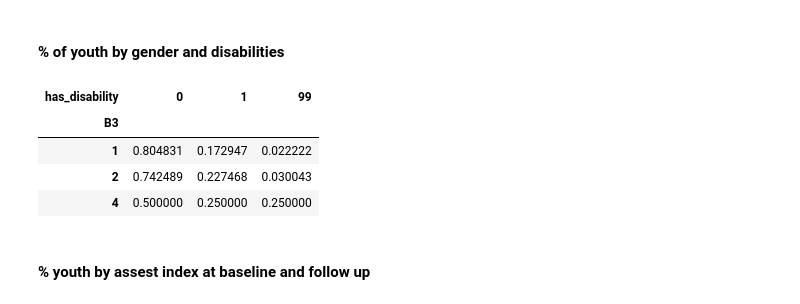
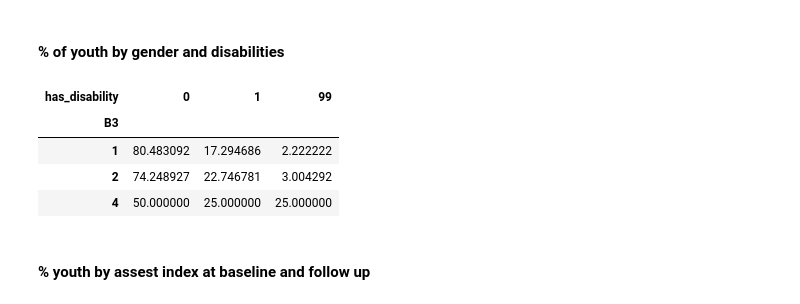
Before and after one commit to naeljb/GG8_FE_Indonesia, a Jupyter notebook: Baseline_Followup_Indonesia.ipynb, the cells around one changed output. Saved outputs shown, nothing was run; the diff lists cells and outputs as text; code cells hidden in the pictures.

```diff
--- a/Baseline_Followup_Indonesia.ipynb
+++ b/Baseline_Followup_Indonesia.ipynb
@@ -634,14 +628,14 @@ Name: proportion, dtype: float64
 # %% [markdown]
 #### % of youth by gender and disabilities
 # %%
-gender_disability = pd.crosstab(df1_baseline['B3'], df1_baseline['has_disability'], normalize='index')  # row-wise
+gender_disability = pd.crosstab(df1_baseline['B3'], df1_baseline['has_disability'], normalize='index') *100 # row-wise
 gender_disability
 # %% [output]
 | has_disability | 0 | 1 | 99 |
 | B3 |  |  |  |
-| 1 | 0.804831 | 0.172947 | 0.022222 |
-| 2 | 0.742489 | 0.227468 | 0.030043 |
-| 4 | 0.500000 | 0.250000 | 0.250000 |
+| 1 | 80.483092 | 17.294686 | 2.222222 |
+| 2 | 74.248927 | 22.746781 | 3.004292 |
+| 4 | 50.000000 | 25.000000 | 25.000000 |
 # %% [markdown]
 #### % youth by assest index  at baseline and follow up
 # %%
```
Also changed, not shown: parts of 10 cells of this notebook.
